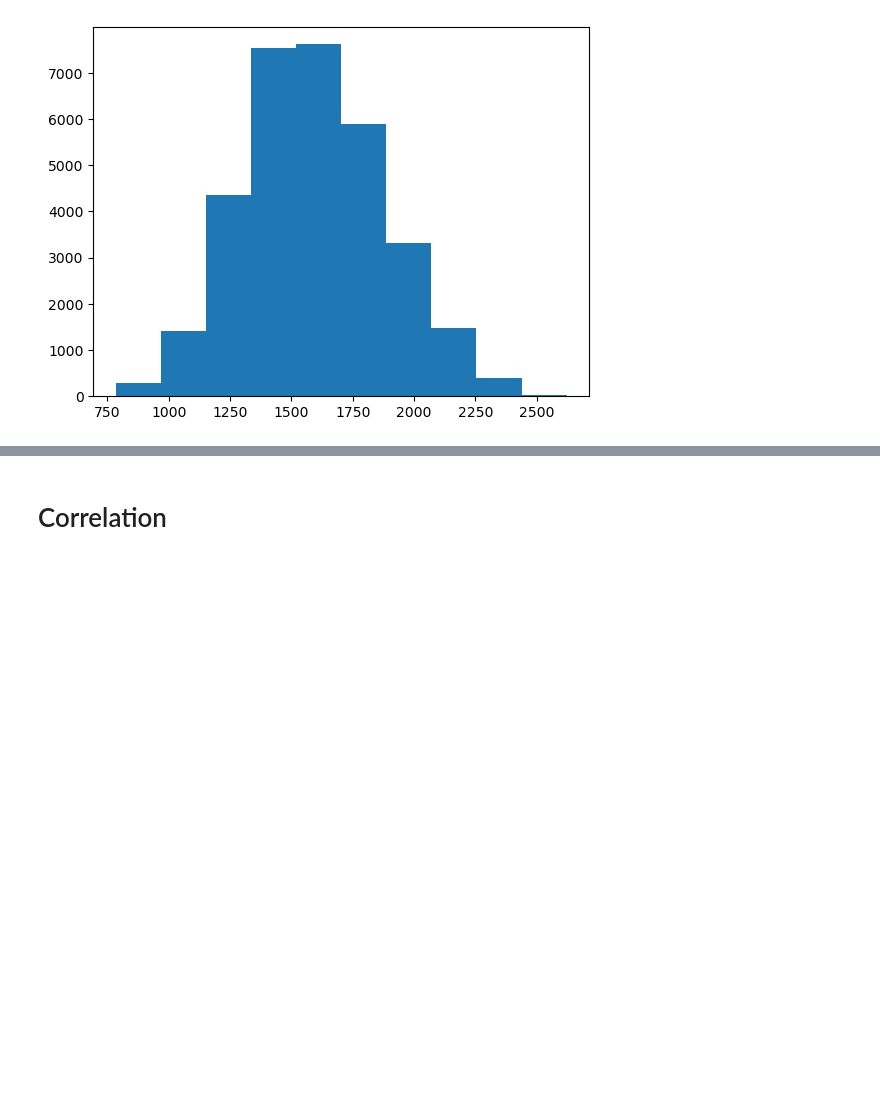
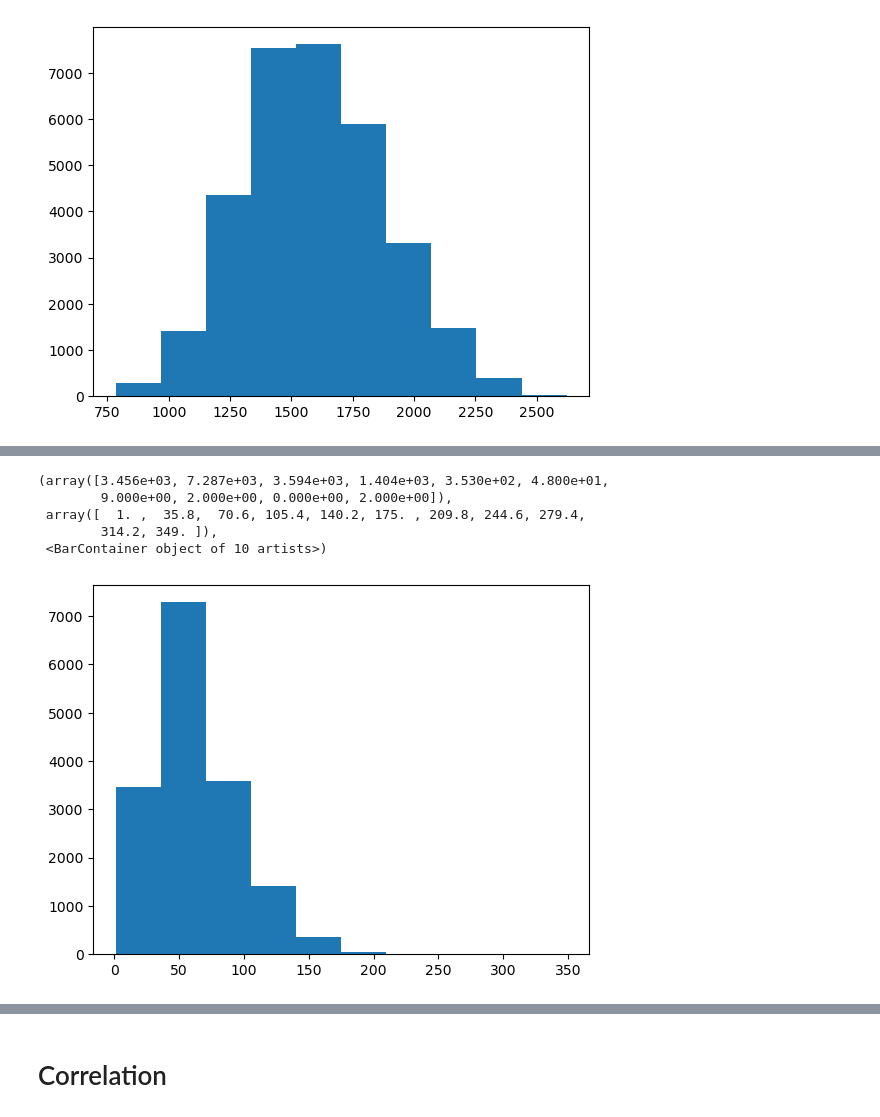
Before and after one commit to T-hawk/chess-ds-final, a Jupyter notebook: thomas-notebook.ipynb, the cells around one changed output, grey strips where cells are left out. Drawn from its saved outputs; the diff is of its cells as text; code cells hidden in the pictures; blank space fills up the shorter version.

```diff
--- a/thomas-notebook.ipynb
+++ b/thomas-notebook.ipynb
@@ -78,0 +107,9 @@ plt.hist(all_players, bins=10)
+# %%
+plt.hist(chess_data['turns'])
+# %% [output]
+(array([3.456e+03, 7.287e+03, 3.594e+03, 1.404e+03, 3.530e+02, 4.800e+01,
+        9.000e+00, 2.000e+00, 0.000e+00, 2.000e+00]),
+ array([  1. ,  35.8,  70.6, 105.4, 140.2, 175. , 209.8, 244.6, 279.4,
+        314.2, 349. ]),
+ <BarContainer object of 10 artists>)
+[figure, added]
```
Also changed, not shown: parts of 19 cells of this notebook, 1 other file.
